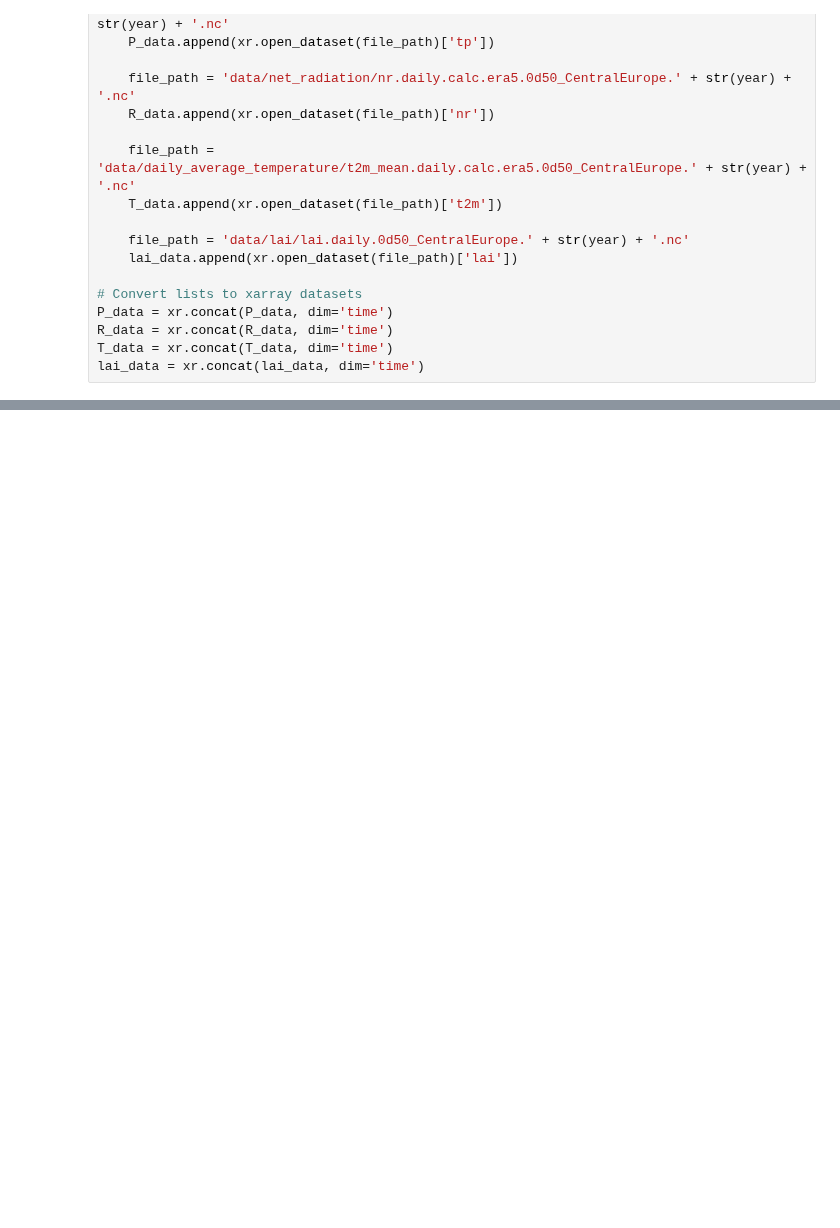
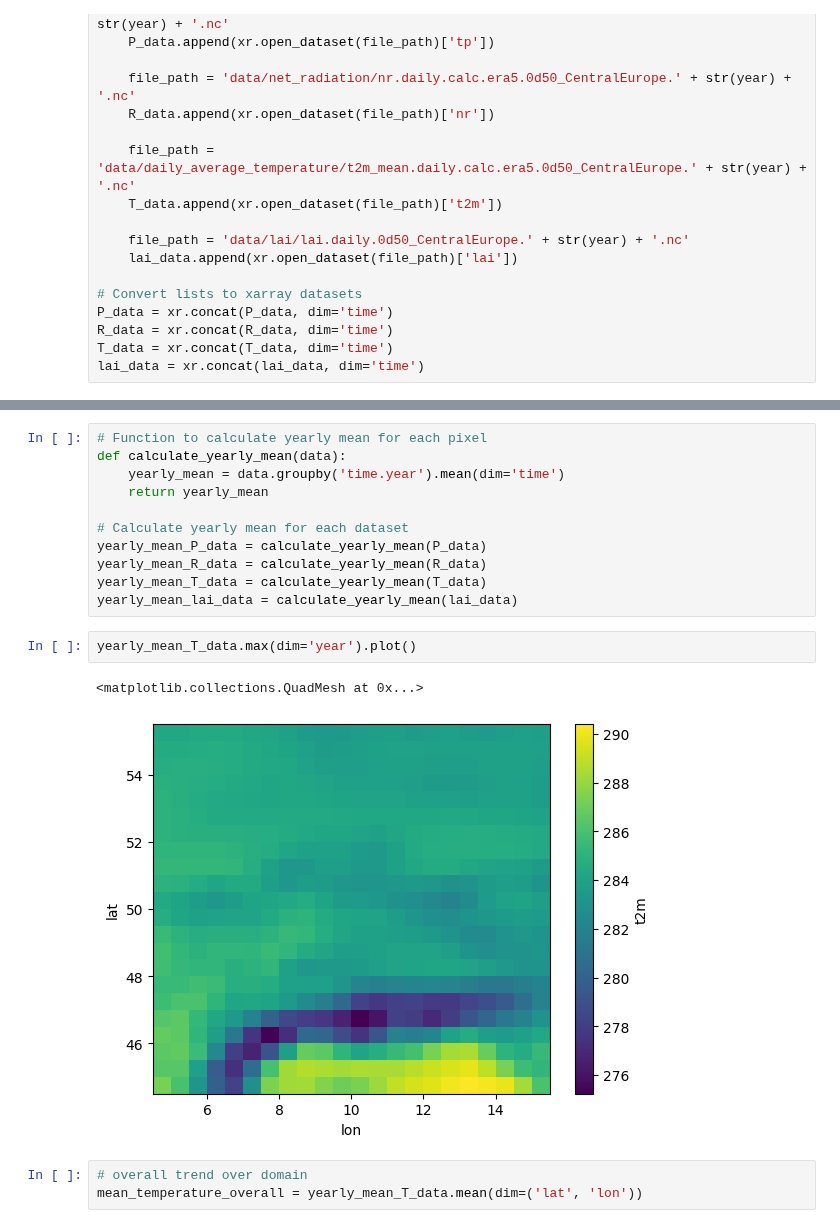
Before and after one commit to JohannaTrost/MSC24-WBM, a Jupyter notebook: Detrend.ipynb, the cells around one changed output, grey strips where cells are left out. Cells and saved outputs as stored; diff of their text form; blank space fills up the shorter version.

```diff
--- a/Detrend.ipynb
+++ b/Detrend.ipynb
@@ -86,0 +53,19 @@ masked_array(
+# %%
+# Function to calculate yearly mean for each pixel
+def calculate_yearly_mean(data):
+    yearly_mean = data.groupby('time.year').mean(dim='time')
+    return yearly_mean
+
+# Calculate yearly mean for each dataset
+yearly_mean_P_data = calculate_yearly_mean(P_data)
+yearly_mean_R_data = calculate_yearly_mean(R_data)
+yearly_mean_T_data = calculate_yearly_mean(T_data)
+yearly_mean_lai_data = calculate_yearly_mean(lai_data)
+# %%
+yearly_mean_T_data.max(dim='year').plot()
+# %% [output]
+<matplotlib.collections.QuadMesh at 0x...>
+[figure, added]
+# %%
+# overall trend over domain
+mean_temperature_overall = yearly_mean_T_data.mean(dim=('lat', 'lon'))
```
Also changed, not shown: parts of 33 cells of this notebook.
